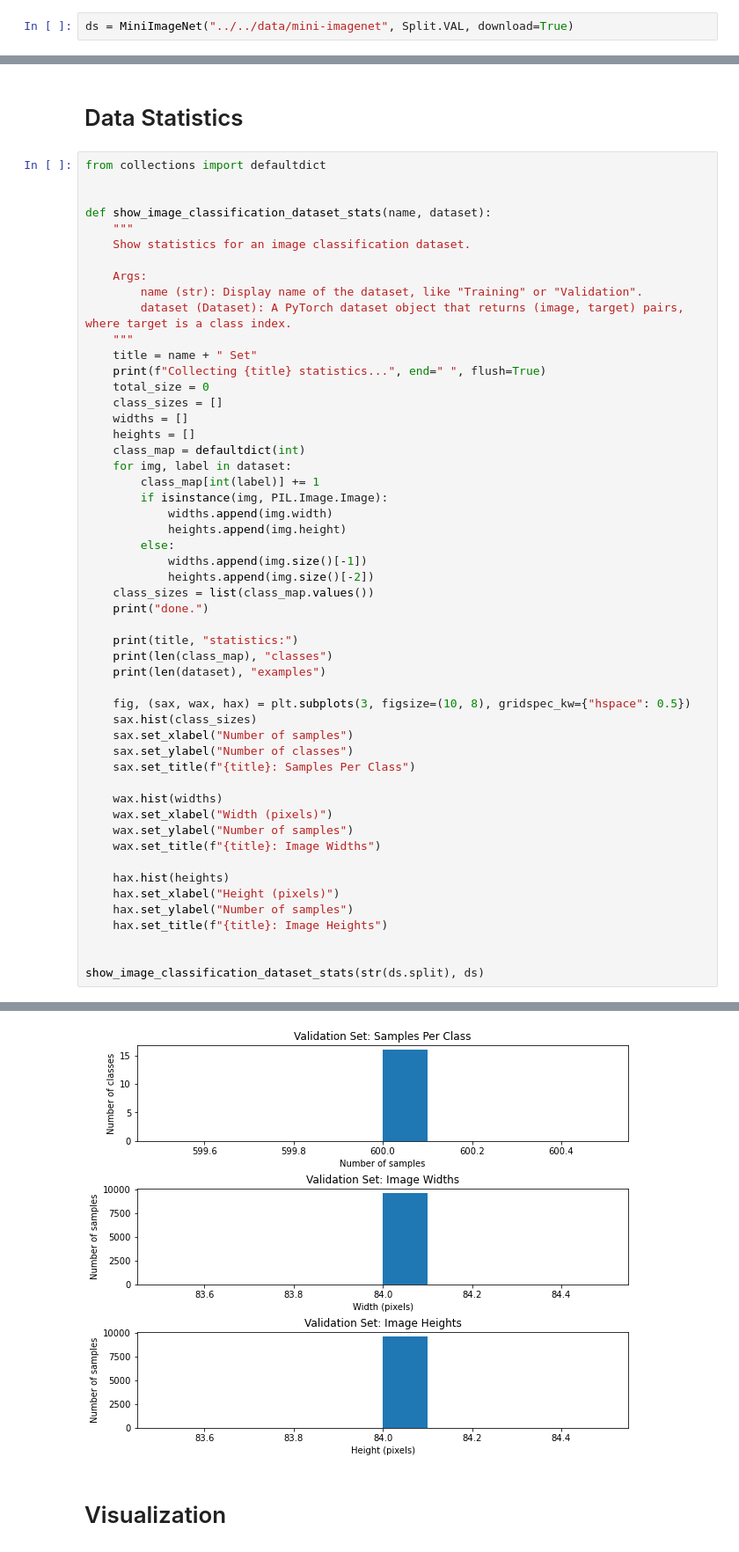
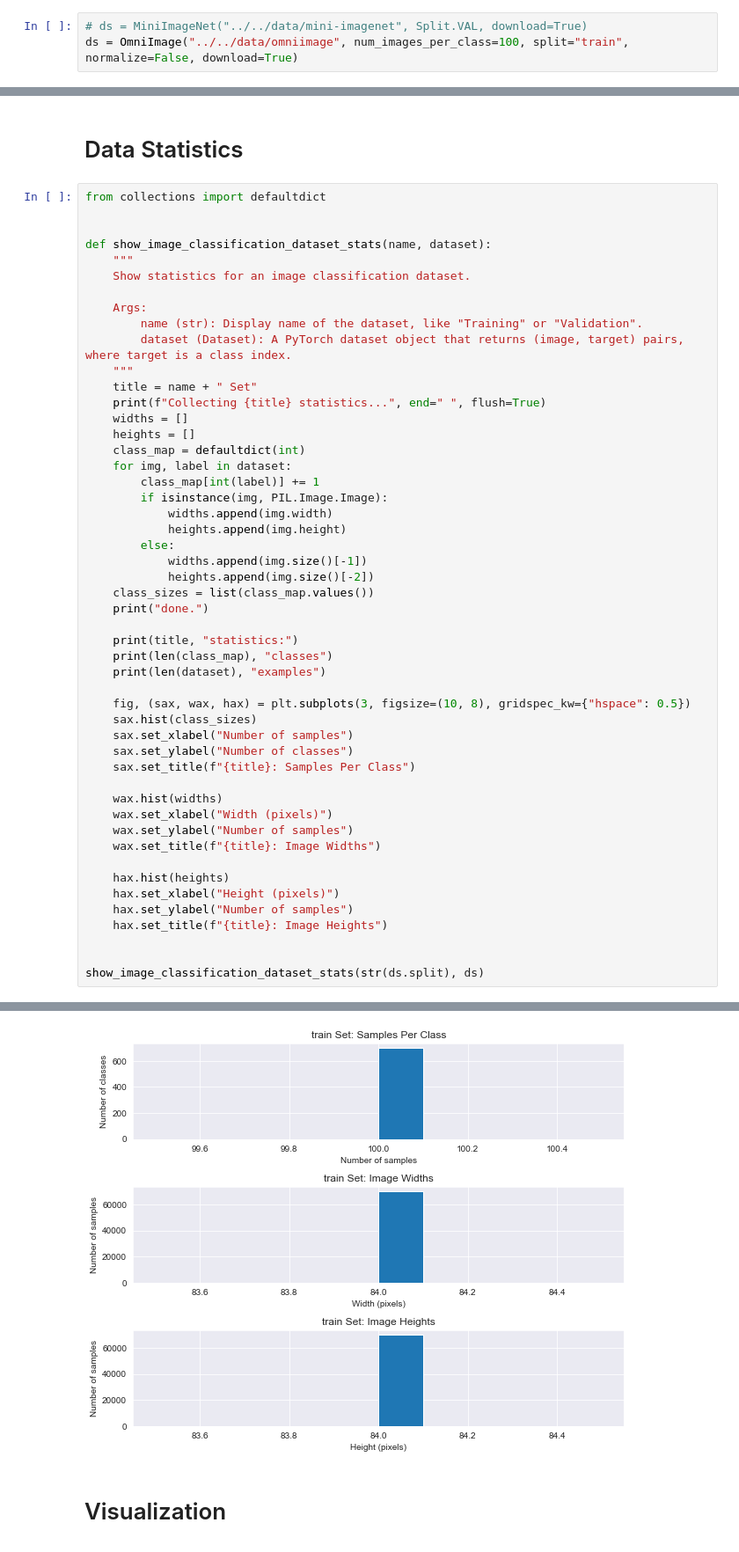
Before and after one commit to uvm-neurobotics-lab/higherANML, a Jupyter notebook: notebooks/dataset-analysis.ipynb, the cells around one changed output, grey strips where cells are left out. Shown at 88% size. Saved outputs shown, nothing was run; the diff lists cells and outputs as text.

Commit message:
Add a new dataset, OmniImage.

```diff
--- a/notebooks/dataset-analysis.ipynb
+++ b/notebooks/dataset-analysis.ipynb
@@ -24,5 +24,6 @@ from datasets.utils import extract_archive
 # %% [markdown]
 # Load Data
 # %%
-ds = MiniImageNet("../../data/mini-imagenet", Split.VAL, download=True)
+# ds = MiniImageNet("../../data/mini-imagenet", Split.VAL, download=True)
+ds = OmniImage("../../data/omniimage", num_images_per_class=100, split="train", normalize=False, download=True)
 # %% [output]
@@ -45,8 +45,6 @@ def show_image_classification_dataset_stats(name, dataset):
     """
     title = name + " Set"
     print(f"Collecting {title} statistics...", end=" ", flush=True)
-    total_size = 0
-    class_sizes = []
     widths = []
     heights = []
     class_map = defaultdict(int)
@@ -91,4 +89,4 @@ Validation Set statistics:
-[figure, old version]
+[figure, new version]
 # %% [markdown]
 # Visualization
 # %%
```
Also changed, not shown: parts of 4 cells of this notebook, 2 other files.
